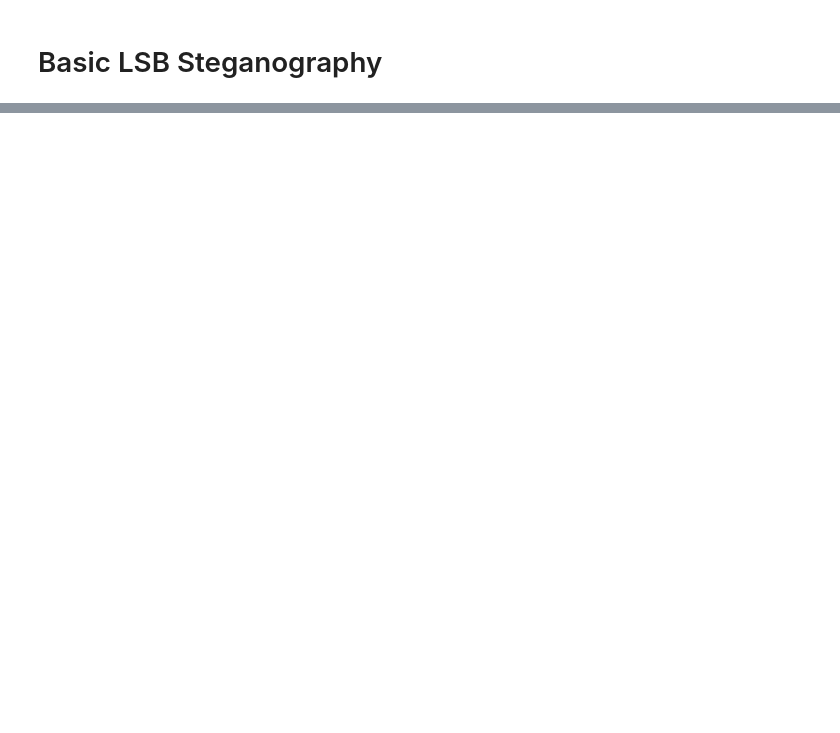
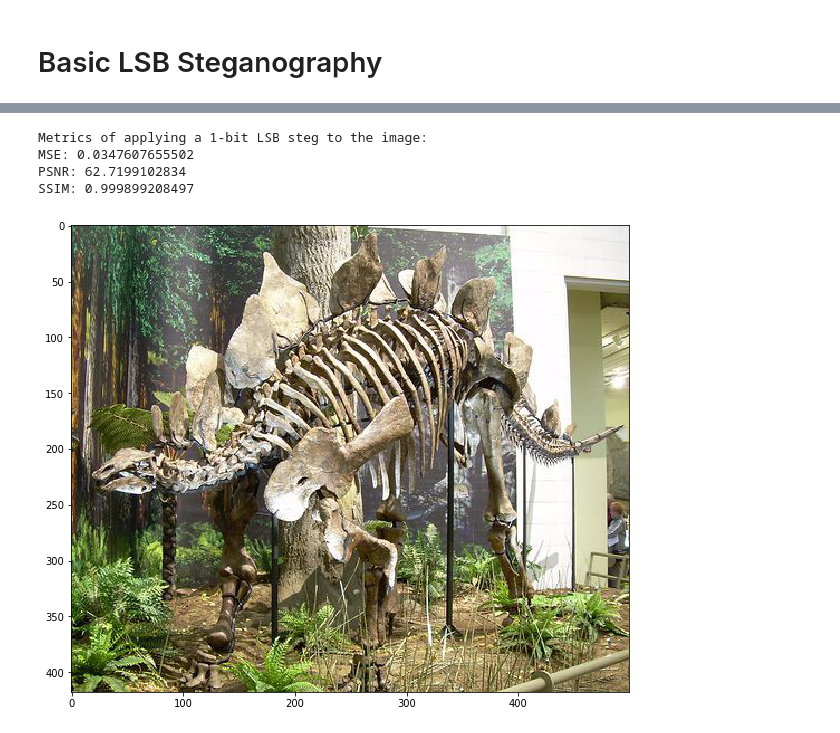
Before and after one commit to mtfuller/CS4732-LSB-Steg, a Jupyter notebook: LSB Steganography.ipynb, the cells around one changed output, grey strips where cells are left out. Cells and saved outputs as stored; diff of their text form; code cells hidden in the pictures; blank space fills up the shorter version.

```diff
--- a/LSB Steganography.ipynb
+++ b/LSB Steganography.ipynb
@@ -59,0 +166,79 @@ Original: 1100011
+# %%
+import random as r
+import math
+
+def lsbmr_steg(img, message):
+    buf = MessageBuffer(message, 1)
+    stego = img.copy()
+
+    def clamp(val, min_, max_):
+        if val < min_:
+            val = min_
+        elif val > max_:
+            val = max_
+        return val
+
+    def lsb(val):
+        return val & buf.mask
+
+    def f(x0,x1):
+        return lsb(math.floor(x0/2.0) + x1)
+
+    it = np.nditer(stego, flags=['multi_index'], op_flags=['readwrite'])
+    prev_pixel = None
+
+    while not it.finished:
+        if it.multi_index[2] != 0:
+            it.iternext()
+            continue
+
+        seg = buf.next_segment()
+        if seg == None:
+            break
+
+        i = it[0]
+
+        if not prev_pixel:
+            prev_pixel = (i, seg, tuple([it.multi_index[0],it.multi_index[1],it.multi_index[2]]))
+        else:
+            x0 = prev_pixel[0]
+            x1 = i
+            m0 = prev_pixel[1]
+            m1 = seg
+
+            if lsb(x0) == m0:
+                if f(x0,x1) != m1:
+                    val = 1 if (r.random() < 0.5) else -1
+                    x1 = x1+val
+                else:
+                    x1 = x1
+                x0 = x0
+            else:
+                if f(x0-1,x1) != m1:
+                    x0 = x0 - 1
+                else:
+                    x0 = x0 + 1
+                x1 = x1
+
+            x0 = clamp(x0, 0, 255)
+            x1 = clamp(x1, 0, 255)
+
+            x0_loc = prev_pixel[2]
+
+            stego[x0_loc[0], x0_loc[1], x0_loc[2]] = x0
+            it[0] = x1
+            prev_pixel = None
+        it.iternext()
+    return stego
+
+stego_img3 = lsbmr_steg(cover_img, secret_message)
+display_img(stego_img3)
+
+print("Metrics of applying a 1-bit LSB steg to the image:")
+print_metrics(cover_img, stego_img3)
+# %% [output]
+Metrics of applying a 1-bit LSB steg to the image:
+MSE: 0.0347607655502
+PSNR: 62.7199102834
+SSIM: 0.999899208497
+[figure, added]
```
Also changed, not shown: parts of 9 cells of this notebook, 2 other files.
